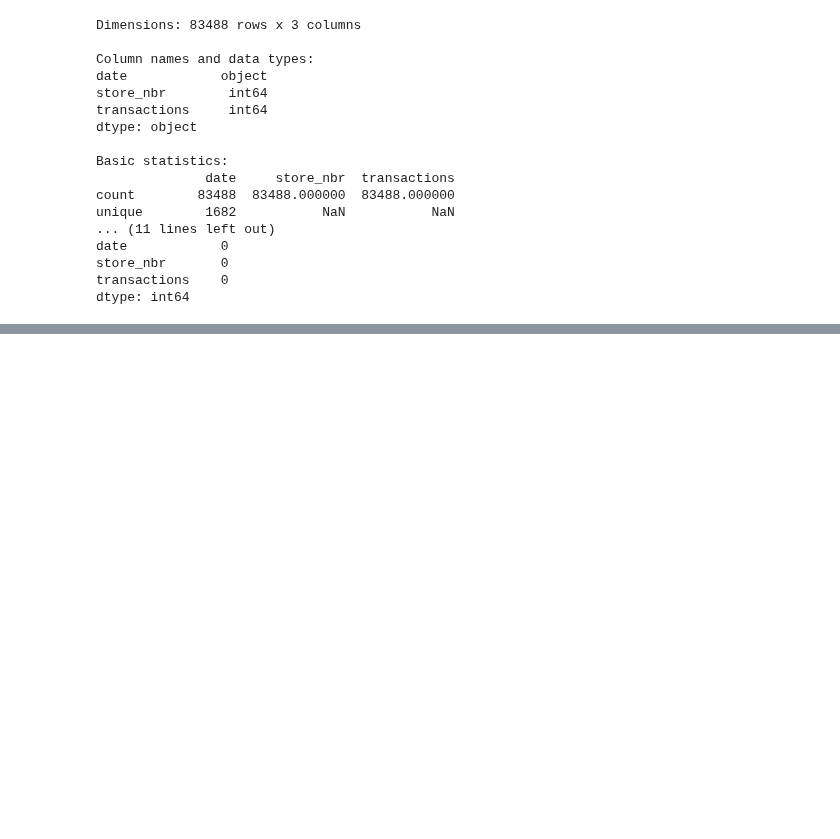
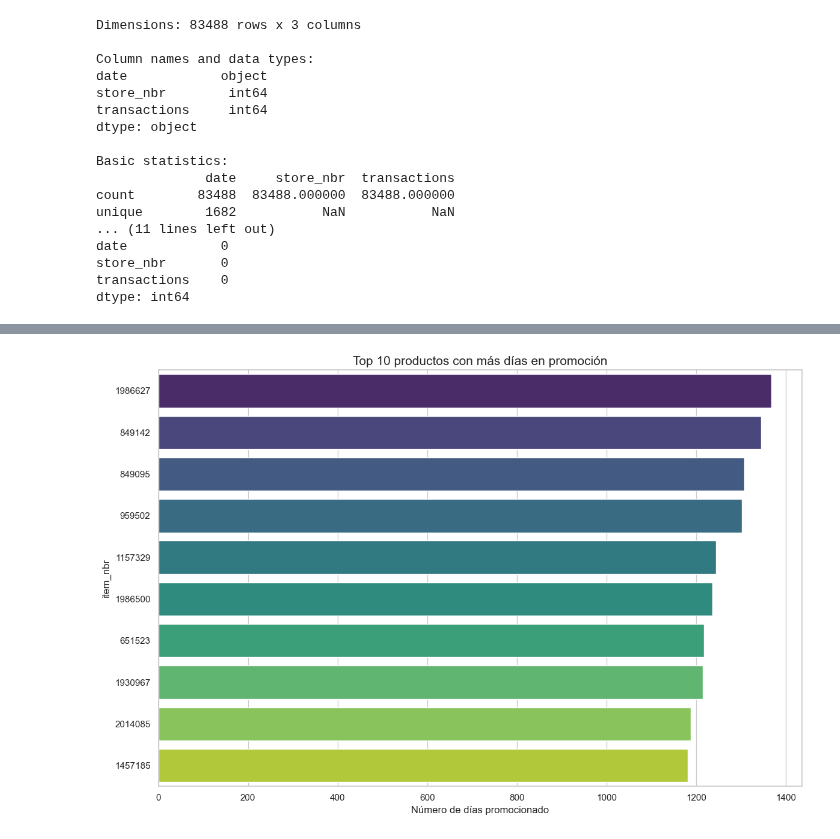
Before and after one commit to raortegam/cannibalization_reatail, a Jupyter notebook: notebooks/01_EDA.ipynb, the cells around one changed output, grey strips where cells are left out. Drawn from its saved outputs; the diff is of its cells as text; code cells hidden in the pictures; blank space fills up the shorter version.

```diff
--- a/notebooks/01_EDA.ipynb
+++ b/notebooks/01_EDA.ipynb
@@ -879,0 +959,48 @@ dtype: int64
+# %%
+import pandas as pd
+import matplotlib.pyplot as plt
+import seaborn as sns
+
+# Datos
+data = {
+    'item_nbr': [
+        1986627, 849142, 849095, 959502, 1157329, 1986500, 651523, 1930967,
+        2014085, 1457185
+    ],
+    'promo_days': [
+        1368, 1345, 1308, 1302, 1244, 1236, 1217, 1215, 1188, 1182
+    ]
+}
+
+# Crear DataFrame
+df = pd.DataFrame(data)
+
+# Ordenar de mayor a menor
+df_sorted = df.sort_values(by='promo_days', ascending=False)
+
+# Convertir item_nbr a categoría ordenada para el gráfico
+df_sorted['item_nbr'] = df_sorted['item_nbr'].astype(str)  # opcional: más legible en eje Y
+df_sorted['item_nbr'] = pd.Categorical(df_sorted['item_nbr'], categories=df_sorted['item_nbr'], ordered=True)
+
+# Estilo moderno
+sns.set(style="whitegrid")
+plt.figure(figsize=(12, 8))
+palette = sns.color_palette("viridis", len(df_sorted))
+
+# Gráfico de barras horizontales
+sns.barplot(
+    x='promo_days',
+    y='item_nbr',
+    data=df_sorted,
+    palette=palette
+)
+
+# Etiquetas y títulos
+plt.xlabel("Número de días promocionado", fontsize=12)
+plt.ylabel("item_nbr", fontsize=12)
+plt.title("Top 10 productos con más días en promoción", fontsize=15)
+plt.tight_layout()
+
+plt.show()
+# %% [output]
+[figure, added]
```
Also changed, not shown: parts of 14 cells of this notebook.
